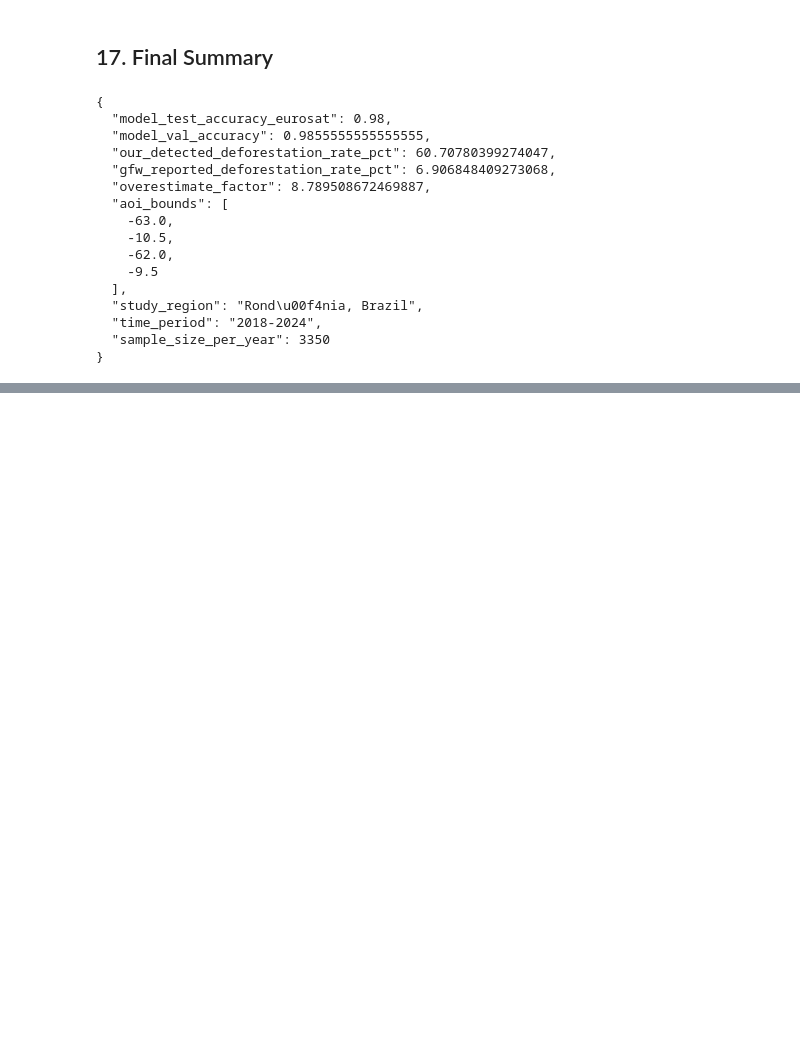
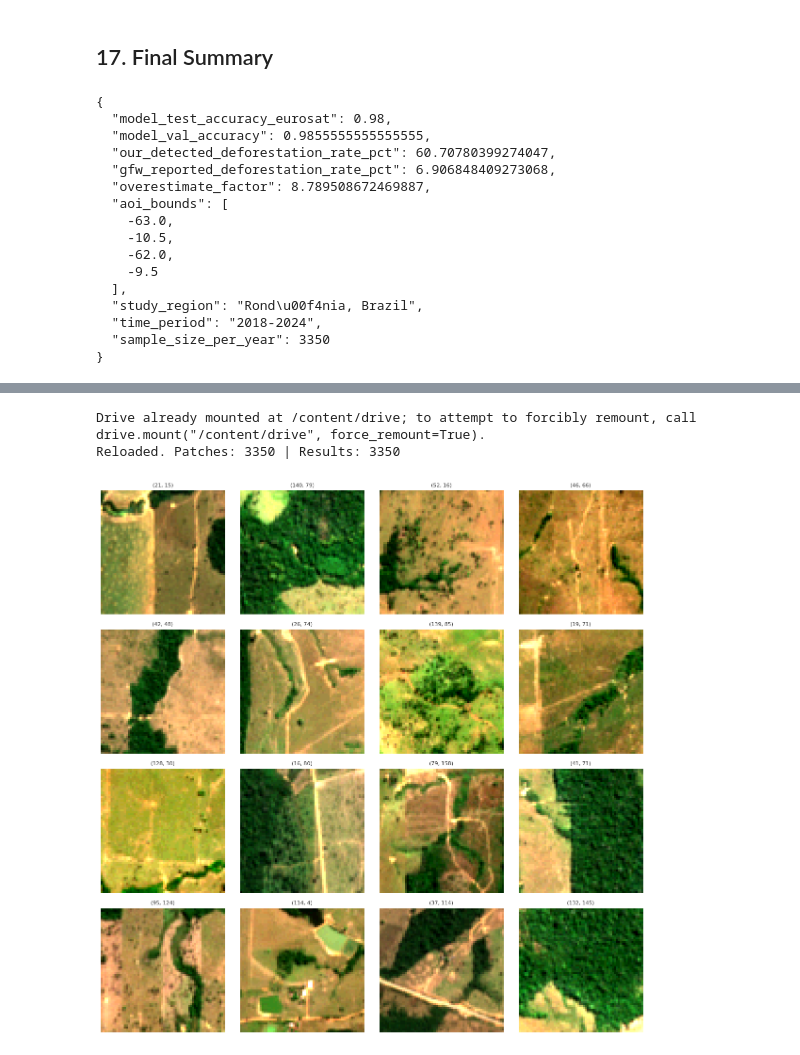
Before and after one commit to kushpuri07/eurosat-deforestation, a Jupyter notebook: notebook/Satellite_Image_Classification_and_Deforestation_Detection.ipynb, the cells around one changed output, grey strips where cells are left out. Saved outputs shown, nothing was run; the diff lists cells and outputs as text; code cells hidden in the pictures; blank space fills up the shorter version.

Commit message:
fixed the SeaLake bug

```diff
--- a/notebook/Satellite_Image_Classification_and_Deforestation_Detection.ipynb
+++ b/notebook/Satellite_Image_Classification_and_Deforestation_Detection.ipynb
@@ -730,0 +747,72 @@ print(json.dumps(final_summary, indent=2))
+# %%
+from google.colab import drive
+drive.mount('/content/drive')
+
+import rasterio
+import numpy as np
+import random
+import json
+
+# Reload the source images
+with rasterio.open('/content/drive/MyDrive/deforestation_project/rondonia_2018.tif') as src:
+    img_2018 = src.read()
+
+# Rebuild the exact same random patch sample (same seed = same locations)
+patch_size = 64
+
+def extract_patches_random_sample(image_array, patch_size=64, n_samples=3350, seed=42):
+    img = np.transpose(image_array, (1, 2, 0))
+    h, w, c = img.shape
+    n_rows_full = h // patch_size
+    n_cols_full = w // patch_size
+    all_positions = [(r, c) for r in range(n_rows_full) for c in range(n_cols_full)]
+    rng = random.Random(seed)
+    sampled_positions = rng.sample(all_positions, n_samples)
+    patches = []
+    for (row, col) in sampled_positions:
+        y0, x0 = row * patch_size, col * patch_size
+        patches.append(img[y0:y0+patch_size, x0:x0+patch_size, :])
+    return patches, sampled_positions
+
+patches_2018, positions_2018 = extract_patches_random_sample(img_2018, n_samples=3350, seed=42)
+
+def global_percentile_stretch(patch, low_pct=2, high_pct=98):
+    flat = patch.astype(np.float32).flatten()
+    low = np.percentile(flat, low_pct)
+    high = np.percentile(flat, high_pct)
+    stretched = np.clip((patch.astype(np.float32) - low) / (high - low) * 255, 0, 255)
+    return stretched.astype(np.uint8)
+
+patches_2018_final = [global_percentile_stretch(p) for p in patches_2018]
+
+# Reload the saved classification results (no need to reclassify)
+with open('/content/drive/MyDrive/deforestation_project/results_2018.json', 'r') as f:
+    results_2018 = json.load(f)
+
+class_names = ['AnnualCrop', 'Forest', 'HerbaceousVegetation', 'Highway', 'Industrial',
+               'Pasture', 'PermanentCrop', 'Residential', 'River', 'SeaLake']
+
+print("Reloaded. Patches:", len(patches_2018_final), "| Results:", len(results_2018))
+# %% [output]
+Drive already mounted at /content/drive; to attempt to forcibly remount, call drive.mount("/content/drive", force_remount=True).
+Reloaded. Patches: 3350 | Results: 3350
+# %%
+import matplotlib.pyplot as plt
+
+sealake_idx = class_names.index('SeaLake')
+sealake_positions = [(r, c) for r, c, pred in results_2018 if pred == sealake_idx]
+
+# Rebuild patches at these specific positions for visual inspection
+lookup_patch_2018 = {pos: patch for pos, patch in zip(positions_2018, patches_2018_final)}
+
+sample_check = sealake_positions[:16]
+fig, axes = plt.subplots(4, 4, figsize=(12, 12))
+for ax, pos in zip(axes.flat, sample_check):
+    ax.imshow(lookup_patch_2018[pos])
+    ax.set_title(f"{pos}", fontsize=8)
+    ax.axis('off')
+plt.tight_layout()
+plt.savefig('sealake_check.png', dpi=150)
+plt.show()
+# %% [output]
+[figure, added]
```
Also changed, not shown: parts of 25 cells of this notebook.
